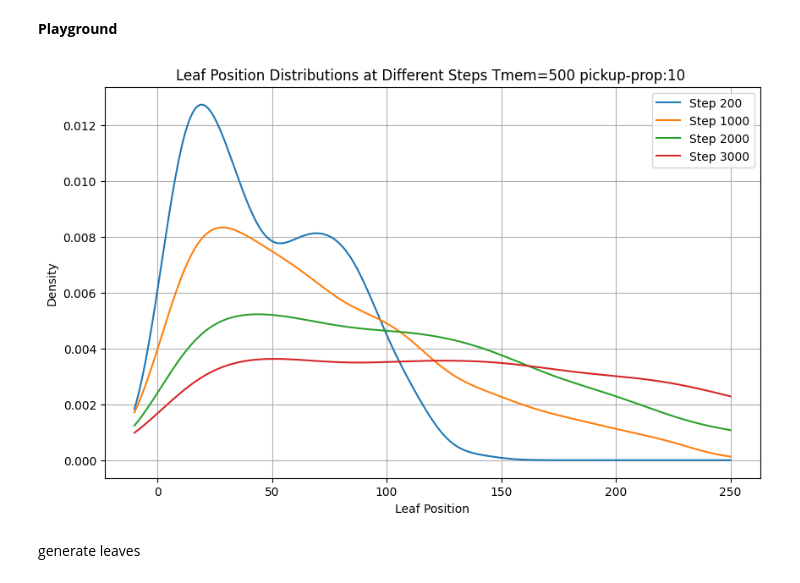
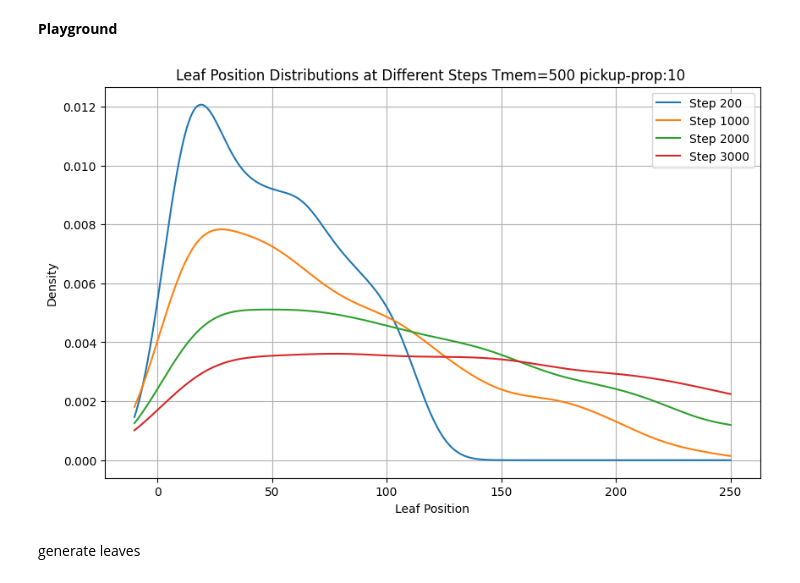
Before and after one commit to kleineidam/LeafTransport, a Jupyter notebook: ants.ipynb, the cells around one changed output. Cells and saved outputs as stored; diff of their text form; code cells hidden in the pictures.

```diff
--- a/ants.ipynb
+++ b/ants.ipynb
@@ -92,7 +103,7 @@ Tmem = 500
 PickP = 10
 
 for t in range(3000):
-    motivation = 100 * np.exp(-t / Lamb)
+    motivation = 100 * np.exp(-t / Tmem)
 
     # Move active leaves
     moving = leaf_moves
@@ -107,34 +118,34 @@ for t in range(3000):
     leaf_moves[start_mask] = True
 
     # Generate new leaves near zero every interval
     if t % generation_interval == 0:
         new_positions = np.random.normal(loc=0, scale=generation_std, size=leaves_per_generation)
         leaves = np.concatenate([leaves, new_positions])
         leaf_moves = np.concatenate([leaf_moves, np.zeros(leaves_per_generation, dtype=bool)])
 
     if t in checkpoints:
         leaf_positions_at_checkpoints.append(leaves.copy())
 
 # Plot the KDEs
 plt.figure(figsize=(10, 6))
 
 labels = [f"Step {cp + 1}" for cp in checkpoints]
 x_vals = np.linspace(- 10, 250, 1100)
 
 #x_vals = np.linspace(leaves.min() - 10, leaves.max() + 10, 1100)
 
 for i, positions in enumerate(leaf_positions_at_checkpoints):
     kde = gaussian_kde(positions)
     plt.plot(x_vals, kde(x_vals), label=labels[i])
 
 plt.title(f"Leaf Position Distributions at Different Steps {Tmem=} pickup-prop:{PickP} ")
 plt.xlabel("Leaf Position")
 plt.ylabel("Density")
 plt.legend()
 plt.grid(True)
 plt.show()
 # %% [output]
-[figure, old version]
+[figure, new version]
 # %% [markdown]
 generate leaves
 # %%
```
Also changed, not shown: parts of 3 cells of this notebook.
